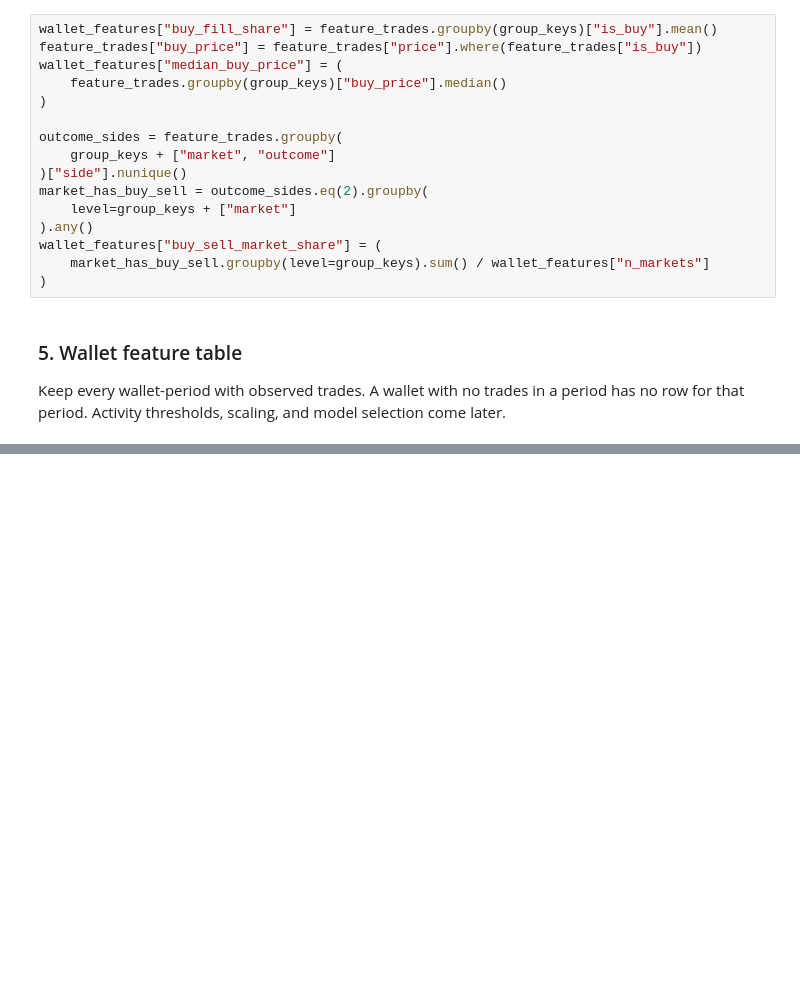
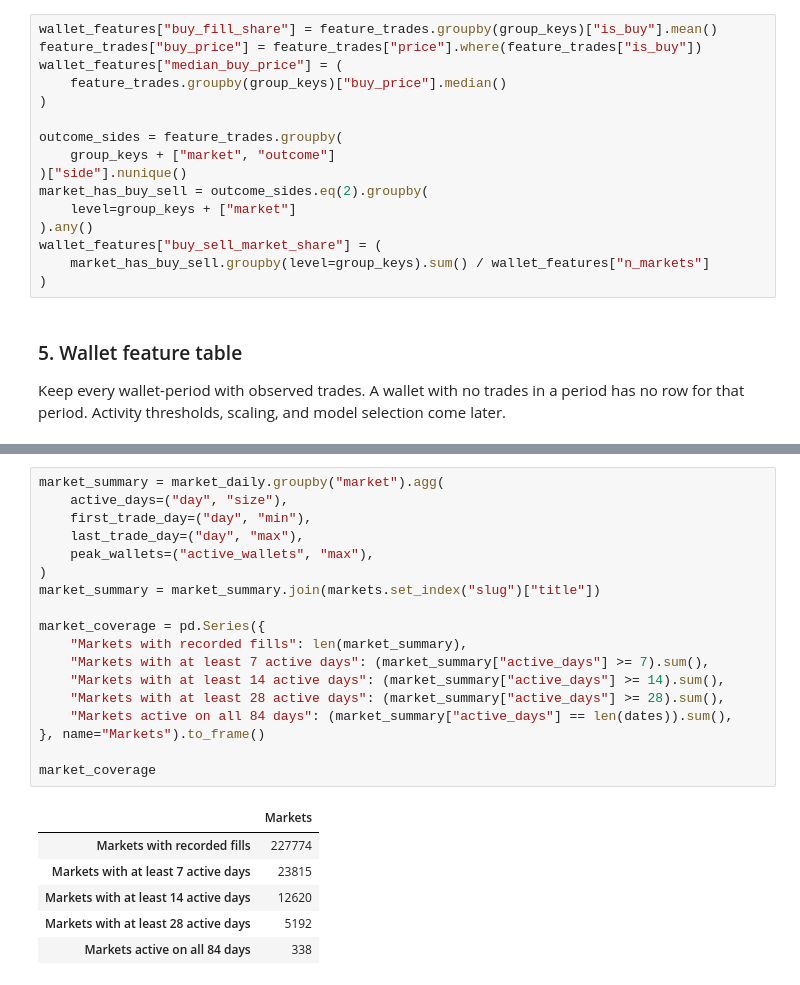
Before and after one commit to Cumuifreer/ucla-stats161-project, a Jupyter notebook: midterm.ipynb, the cells around one changed output, grey strips where cells are left out. Cells and saved outputs as stored; diff of their text form; blank space fills up the shorter version.

```diff
--- a/midterm.ipynb
+++ b/midterm.ipynb
@@ -314,0 +354,25 @@ Missing BUY-price medians: 67,918
+# %%
+market_summary = market_daily.groupby("market").agg(
+    active_days=("day", "size"),
+    first_trade_day=("day", "min"),
+    last_trade_day=("day", "max"),
+    peak_wallets=("active_wallets", "max"),
+)
+market_summary = market_summary.join(markets.set_index("slug")["title"])
+
+market_coverage = pd.Series({
+    "Markets with recorded fills": len(market_summary),
+    "Markets with at least 7 active days": (market_summary["active_days"] >= 7).sum(),
+    "Markets with at least 14 active days": (market_summary["active_days"] >= 14).sum(),
+    "Markets with at least 28 active days": (market_summary["active_days"] >= 28).sum(),
+    "Markets active on all 84 days": (market_summary["active_days"] == len(dates)).sum(),
+}, name="Markets").to_frame()
+
+market_coverage
+# %% [output]
+|  | Markets |
+| Markets with recorded fills | 227774 |
+| Markets with at least 7 active days | 23815 |
+| Markets with at least 14 active days | 12620 |
+| Markets with at least 28 active days | 5192 |
+| Markets active on all 84 days | 338 |
```
Also changed, not shown: parts of 7 cells of this notebook, 2 other files.
